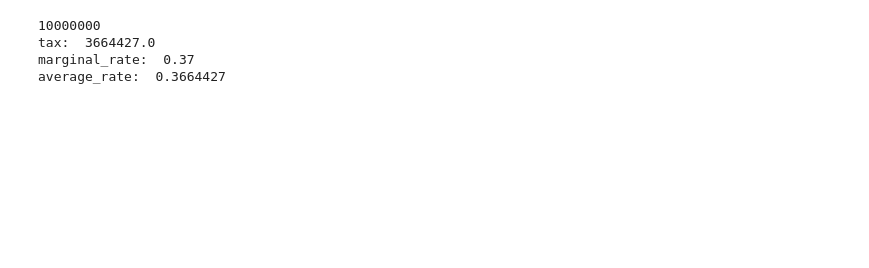
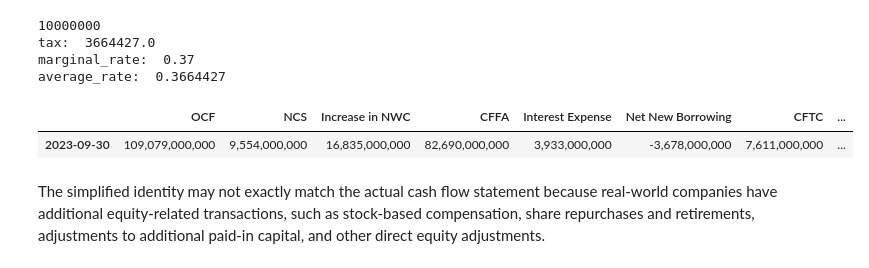
Before and after one commit to west31-d/ross-financial-management-python, a Jupyter notebook: Part1_introduction_to_corporate finance/chap2_financial statements, taxes, and cashflow.ipynb, the cells around one changed output. Saved outputs shown, nothing was run; the diff lists cells and outputs as text; code cells hidden in the pictures; blank space fills up the shorter version.

```diff
--- a/Part1_introduction_to_corporate finance/chap2_financial statements, taxes, and cashflow.ipynb
+++ b/Part1_introduction_to_corporate finance/chap2_financial statements, taxes, and cashflow.ipynb
@@ -263,15 +279,17 @@ average_rate:  0.3664427
 #CFFA is operating cash flow(OCF) - net capital spending(NCS) - net working captial(NWC)
 
 #OCF is EBIT + Depreciation - Taxes
+#From an actual cash-flow perspective, “Income Tax Paid” in the supplemental data would be more appropriate.
+#However, the current code is correct for the purpose of replicating Ross’s simplified formula.
 ocf = income_stmt.loc["EBIT"] + income_stmt.loc["Reconciled Depreciation"] - income_stmt.loc["Tax Provision"]
 
 #NCS is Ending Net Fixed Assets - Beginning Net Fixed Assets + Depreciation
-ncs = bs.loc["Net PPE"] - bs.loc["Net PPE"].shift(-1) + income_stmt.loc["Reconciled Depreciation"]
+ncs = bs.loc["Net PPE"] - bs.loc["Net PPE"].shift(1) + income_stmt.loc["Reconciled Depreciation"]
 
 #NWC is Ending Working Captial - Beginning Working Capital
-nwc = (bs.loc["Current Assets"] - bs.loc["Current Assets"].shift(-1)) - (bs.loc["Current Liabilities"] - bs.loc["Current Liabilities"].shift(-1))
+increase_nwc = (bs.loc["Current Assets"] - bs.loc["Current Assets"].shift(-1)) - (bs.loc["Current Liabilities"] - bs.loc["Current Liabilities"].shift(-1))
 
-cffa = ocf - ncs - nwc
+cffa = ocf - ncs - increase_nwc
 
 #CFTC is Interest Paid - Net New Borrowing
 #Net New Borrowing is Ending Long term Debt - Beginning Long term Debt
@@ -281,17 +299,36 @@ cftc = income_stmt.loc["Interest Expense"] - net_new_borrowing
 
 #CFTS is Dividends Paid - Net New Equity Raised
 #Net New Equity is Ending Common Stock - Beginning Common Stock
-net_new_equity = bs.loc["Common Stock"] - bs.loc["Common Stock"].shift(-1)
+net_new_equity = cashflow.loc["Net Common Stock Issuance"]
 
 cfts = -cashflow.loc["Cash Dividends Paid"] - net_new_equity
-
-# The CFFA = CFTC + CFTS identity should hold in theory, but diff isn't zero here
-# because Ross's simplified formulas (e.g. OCF = EBIT + Dep - Taxes) don't capture
-# everything that shows up in real financial statements:
-#   - Apple records share buybacks against retained earnings instead of the
-#     Common Stock account, so net_new_equity misses that actual cash outflow
-#   - non-cash items like Stock-Based Compensation
-#   - deferred taxes, non-operating gains/losses, and other items left out
-#     of the simplified OCF formula
-# So diff isn't a calculation error - it reflects the structural gap between
-# the textbook formula and real-world 10-K data.
+# %%
+#check
+cashflow_check = pd.DataFrame({
+    "OCF": ocf,
+    "NCS": ncs,
+    "Increase in NWC": increase_nwc,
+    "CFFA": cffa,
+
+    "Interest Expense": income_stmt.loc["Interest Expense"],
+    "Net New Borrowing": net_new_borrowing,
+    "CFTC": cftc,
+
+    "Dividends Paid": -cashflow.loc["Cash Dividends Paid"],
+    "Net New Equity": net_new_equity,
+    "CFTS": cfts})
+
+cashflow_check["CFTC + CFTS"] = (
+    cashflow_check["CFTC"]
+    + cashflow_check["CFTS"])
+
+cashflow_check["Difference"] = (
+    cashflow_check["CFFA"]
+    - cashflow_check["CFTC + CFTS"])
+cashflow_check.dropna()
+# %% [output]
+|  | OCF | NCS | Increase in NWC | CFFA | Interest Expense | Net New Borrowing | CFTC | ... |
+| 2023-09-30 | 109,079,000,000 | 9,554,000,000 | 16,835,000,000 | 82,690,000,000 | 3,933,000,000 | -3,678,000,000 | 7,611,000,000 | ... |
+# %% [markdown]
+The simplified identity may not exactly match the actual cash flow statement because real-world companies have additional equity-related transactions,
+such as stock-based compensation, share repurchases and retirements, adjustments to additional paid-in capital, and other direct equity adjustments.
```
Also changed, not shown: parts of 3 cells of this notebook, 4 other files.
